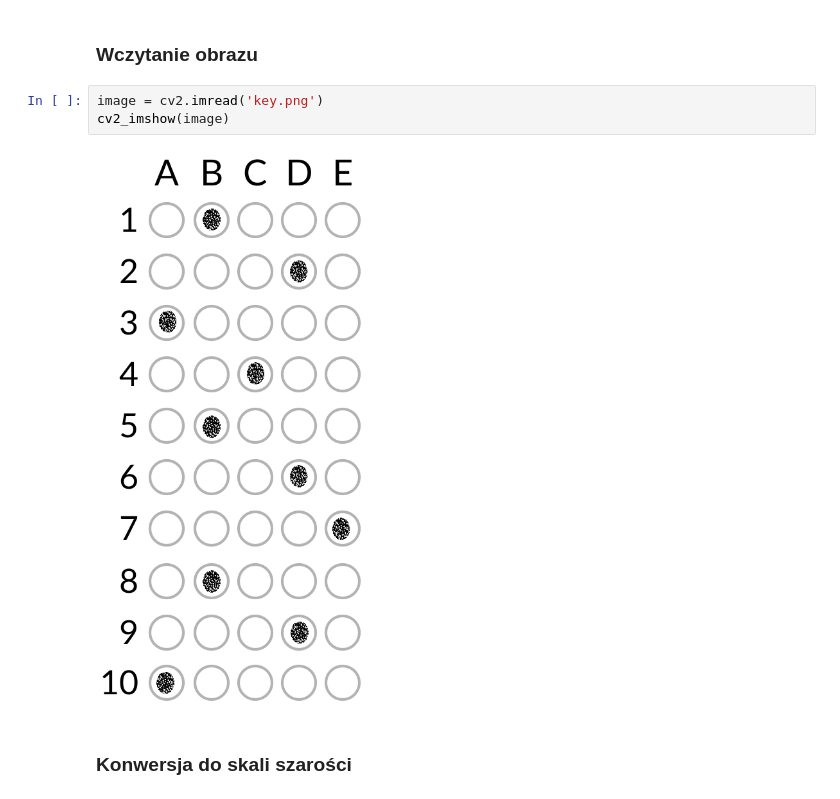
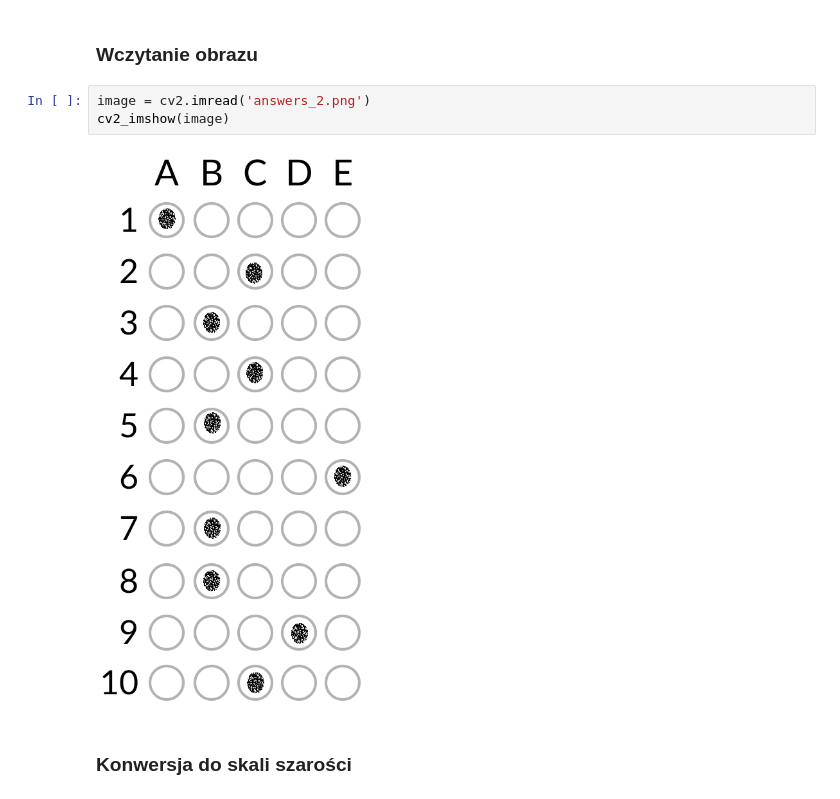
Before and after one commit to olaw01/OpenCV_image_processing, a Jupyter notebook: 03_optical-mark-recognition/01_omr.ipynb, the cells around one changed output. Saved outputs shown, nothing was run; the diff lists cells and outputs as text.

```diff
--- a/03_optical-mark-recognition/01_omr.ipynb
+++ b/03_optical-mark-recognition/01_omr.ipynb
@@ -50,10 +50,10 @@ ANSWER_KEY = {0: 1, 1: 3, 2: 0, 3: 2, 4: 1, 5: 3, 6: 4, 7: 1, 8: 3, 9: 0}
 # %% [markdown]
 ### <a name='a1'></a> Wczytanie obrazu
 # %%
-image = cv2.imread('key.png')
+image = cv2.imread('answers_2.png')
 cv2_imshow(image)
 # %% [output]
-[figure, old version]
+[figure, new version]
 # %% [markdown]
 ### <a name='a2'></a> Konwersja do skali szarości
 # %%
```
Also changed, not shown: parts of 13 cells of this notebook.
